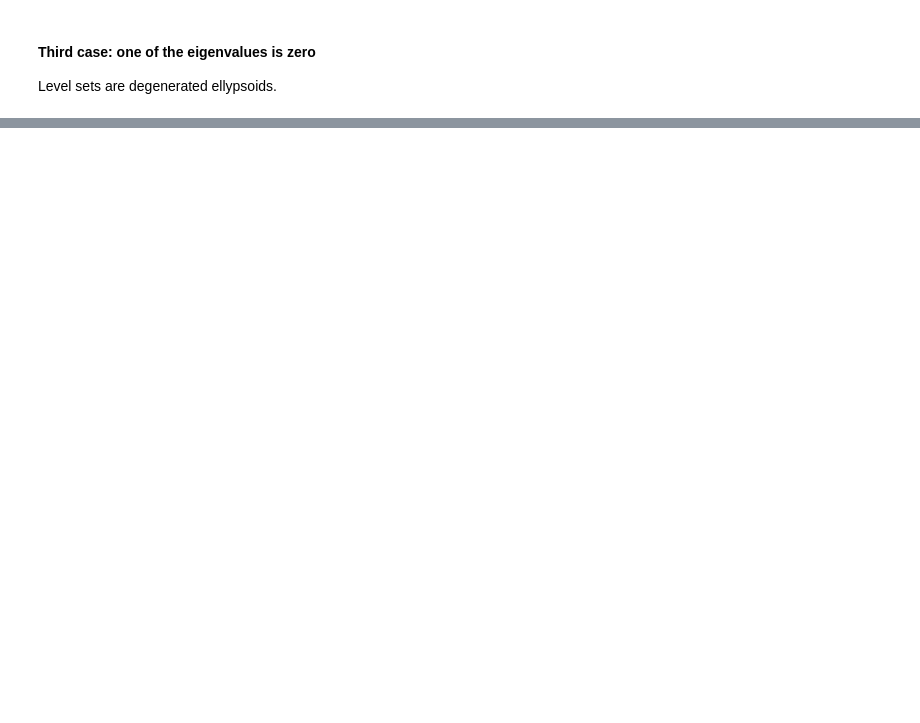
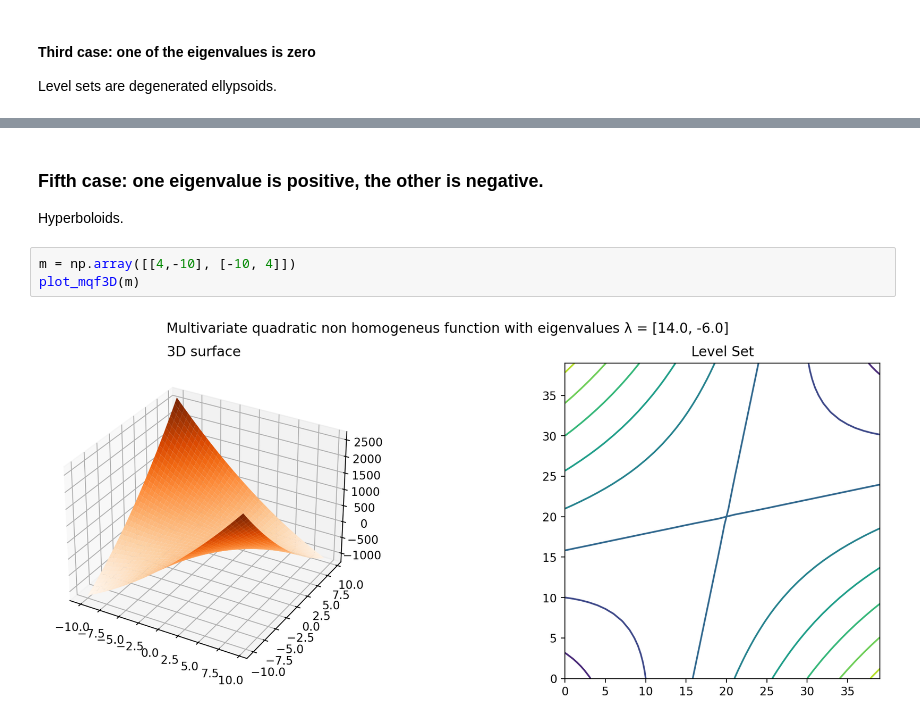
Before and after one commit to vornao/optimization-data-science-unipi, a Jupyter notebook: simple-problems.ipynb, the cells around one changed output, grey strips where cells are left out. Drawn from its saved outputs; the diff is of its cells as text; blank space fills up the shorter version.

Commit message:
fixed typos. added fifth case

```diff
--- a/simple-problems.ipynb
+++ b/simple-problems.ipynb
@@ -130,0 +131,8 @@ plot_mqf3D(m)
+# %% [markdown]
+### Fifth case: one eigenvalue is positive, the other is negative.
+Hyperboloids.
+# %%
+m = np.array([[4,-10], [-10, 4]])
+plot_mqf3D(m)
+# %% [output]
+[figure, added]
```
Also changed, not shown: parts of 5 cells of this notebook.
